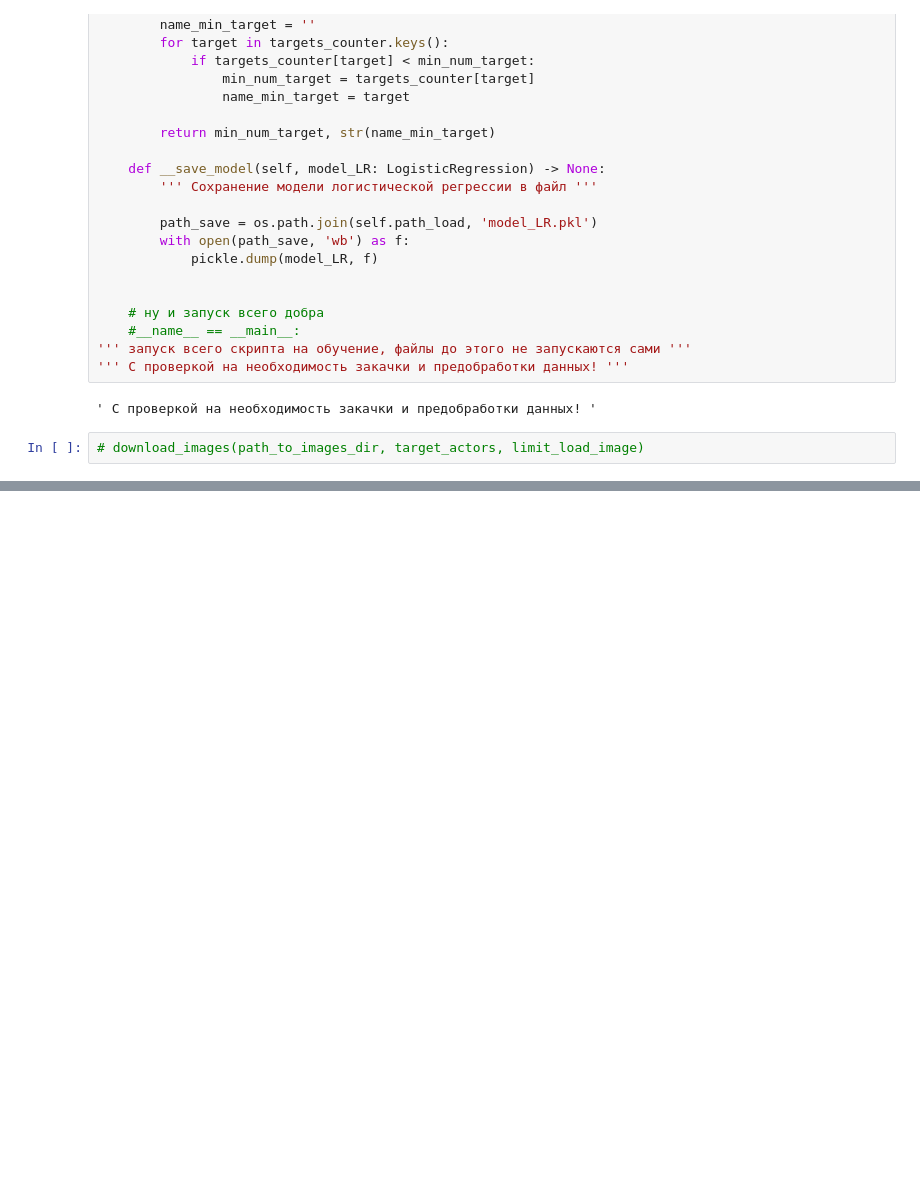
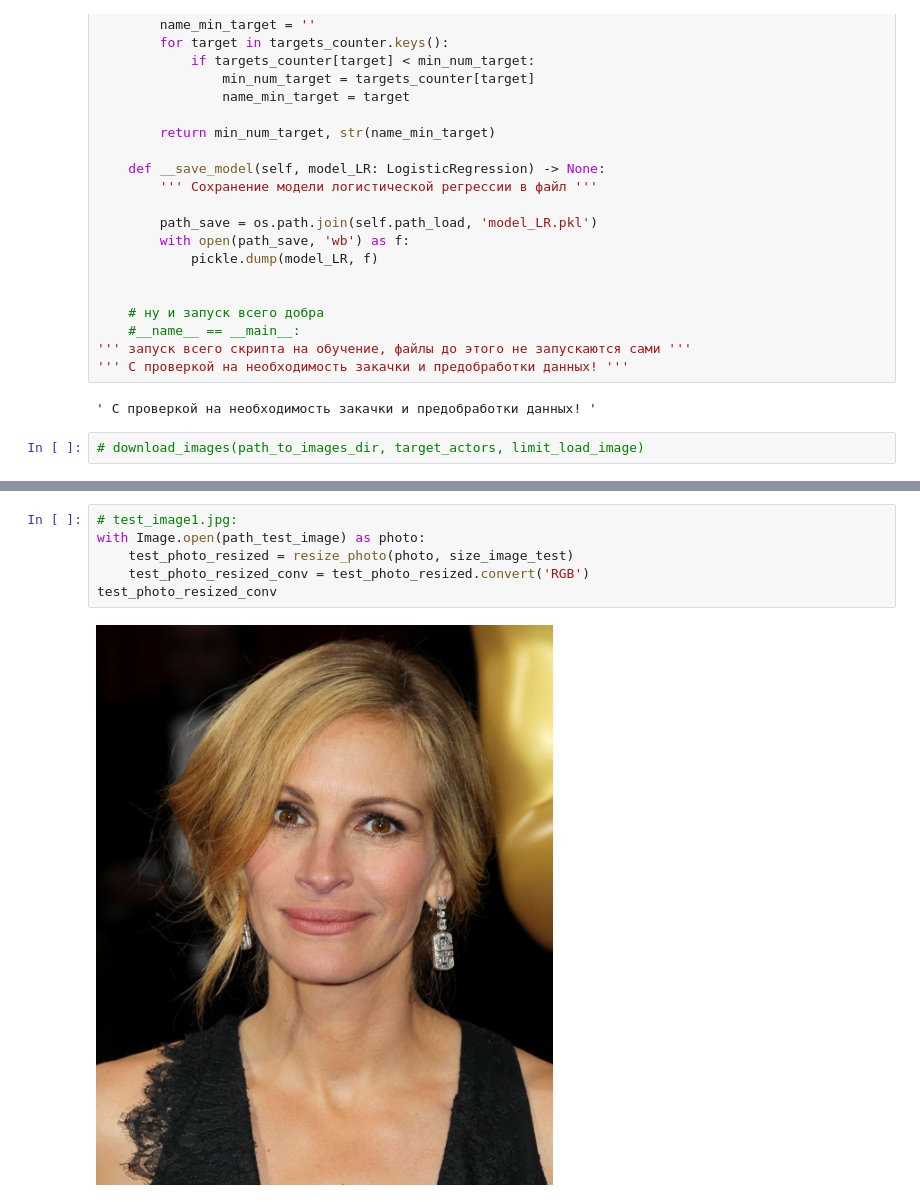
Before and after one commit to DovolnoSlov/DoesYouLookLike, a Jupyter notebook: notebook/DoesYouLookLike_JN.ipynb, the cells around one changed output, grey strips where cells are left out. Drawn from its saved outputs; the diff is of its cells as text; blank space fills up the shorter version.

```diff
--- a/notebook/DoesYouLookLike_JN.ipynb
+++ b/notebook/DoesYouLookLike_JN.ipynb
@@ -464,0 +438,8 @@ LogisticRegressionCV(Cs=array([1.00000000e-01, 1.05206867e-01, 1.10684849e-01, 1
+# %%
+# test_image1.jpg:
+with Image.open(path_test_image) as photo:
+    test_photo_resized = resize_photo(photo, size_image_test)
+    test_photo_resized_conv = test_photo_resized.convert('RGB')
+test_photo_resized_conv
+# %% [output]
+[figure, added]
```
Also changed, not shown: parts of 12 cells of this notebook, 4 other files.
